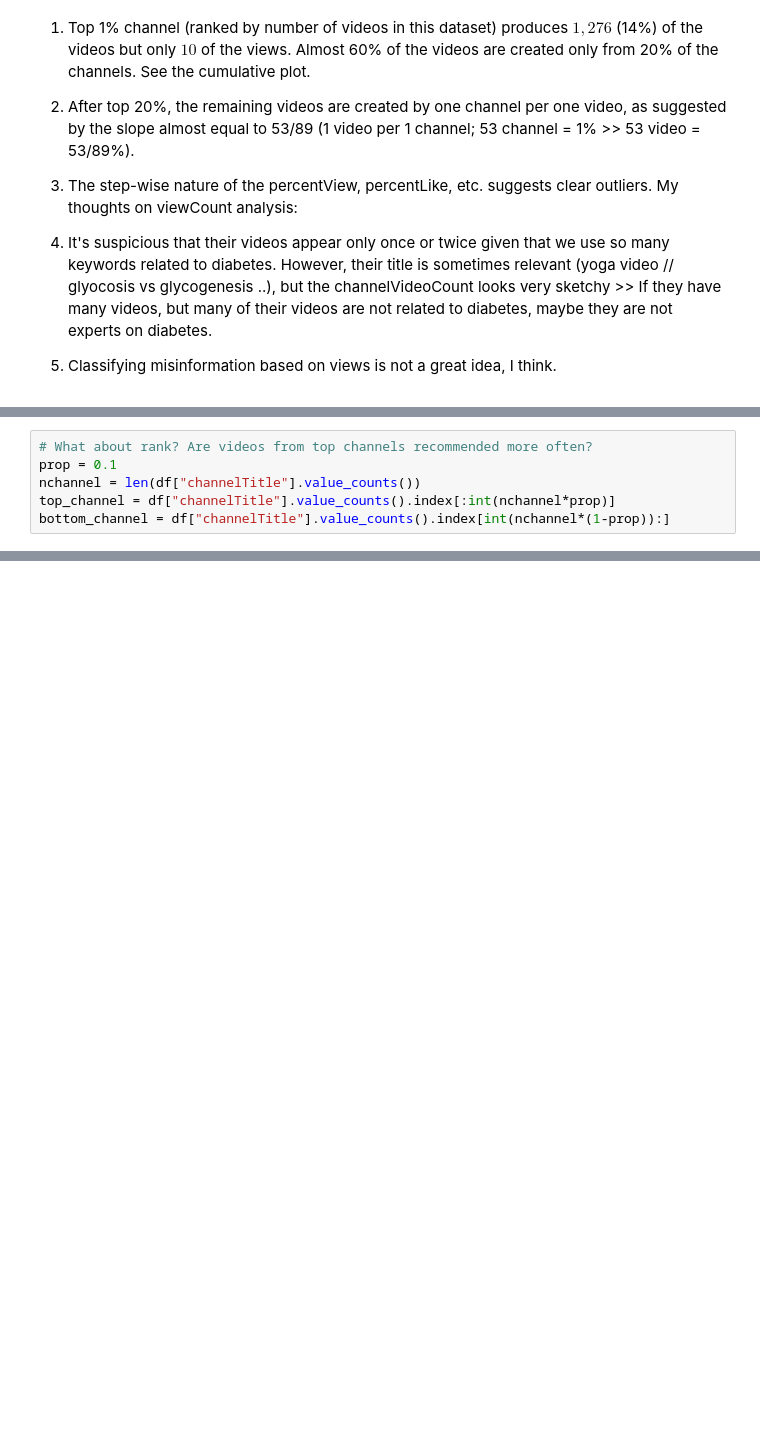
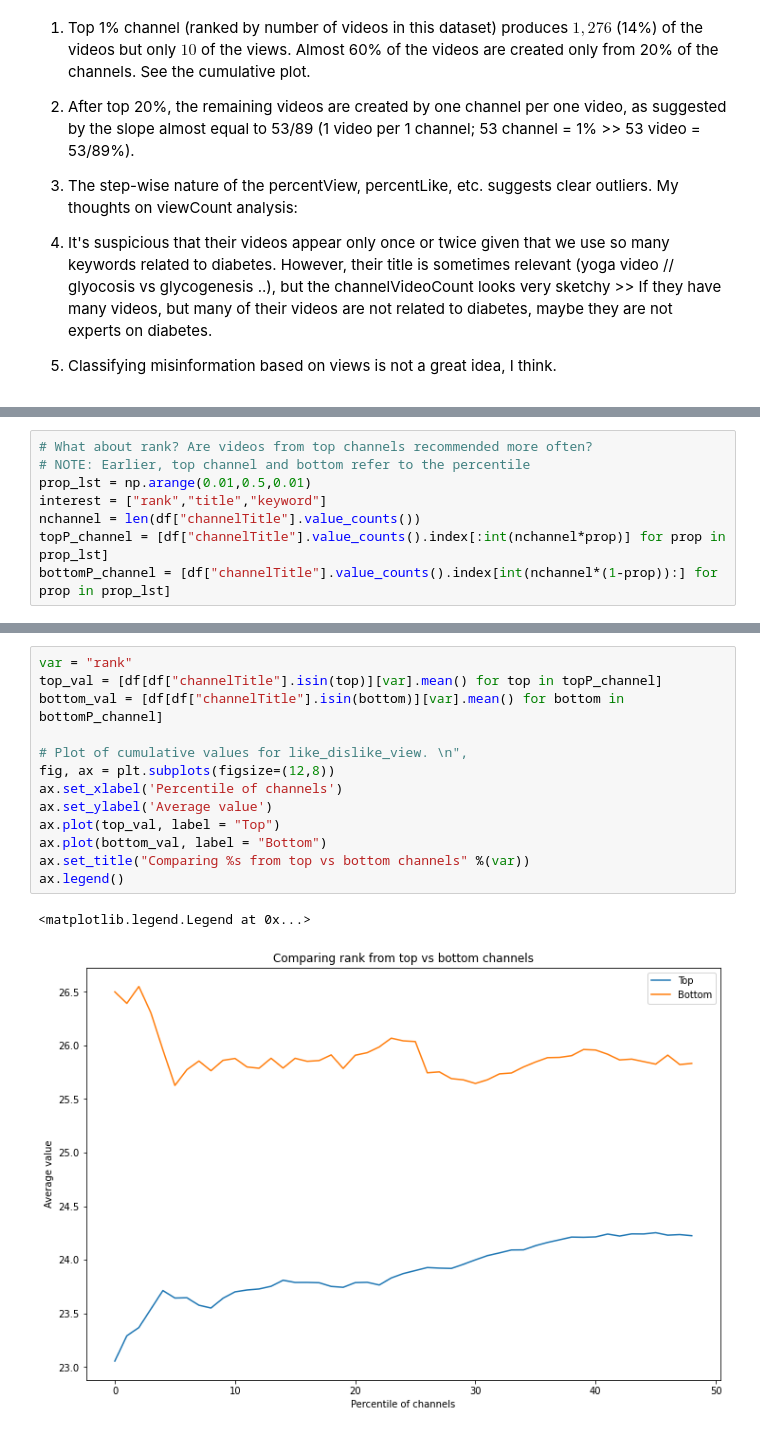
Before and after one commit to peemlerd/ada, a Jupyter notebook: descriptive.ipynb, the cells around one changed output, grey strips where cells are left out. Cells and saved outputs as stored; diff of their text form; blank space fills up the shorter version.

```diff
--- a/descriptive.ipynb
+++ b/descriptive.ipynb
@@ -353,6 +247,0 @@ fig.savefig("cdf_all_afterRemoved.png")
-# %%
-# What about rank? Are videos from top channels recommended more often?
-prop = 0.1
-nchannel = len(df["channelTitle"].value_counts())
-top_channel = df["channelTitle"].value_counts().index[:int(nchannel*prop)]
-bottom_channel = df["channelTitle"].value_counts().index[int(nchannel*(1-prop)):]
@@ -368,0 +353,8 @@ df[df["channelTitle"].isin(bottomp_channel)]["rank"].mean()
+# %%
+# What about rank? Are videos from top channels recommended more often?
+# NOTE: Earlier, top channel and bottom refer to the percentile
+prop_lst = np.arange(0.01,0.5,0.01)
+interest = ["rank","title","keyword"]
+nchannel = len(df["channelTitle"].value_counts())
+topP_channel = [df["channelTitle"].value_counts().index[:int(nchannel*prop)] for prop in prop_lst]
+bottomP_channel = [df["channelTitle"].value_counts().index[int(nchannel*(1-prop)):] for prop in prop_lst]
@@ -368,0 +377,16 @@ df[df["channelTitle"].isin(bottomp_channel)]["rank"].mean()
+# %%
+var = "rank"
+top_val = [df[df["channelTitle"].isin(top)][var].mean() for top in topP_channel]
+bottom_val = [df[df["channelTitle"].isin(bottom)][var].mean() for bottom in bottomP_channel]
+
+# Plot of cumulative values for like_dislike_view. \n",
+fig, ax = plt.subplots(figsize=(12,8))
+ax.set_xlabel('Percentile of channels')
+ax.set_ylabel('Average value')
+ax.plot(top_val, label = "Top")
+ax.plot(bottom_val, label = "Bottom")
+ax.set_title("Comparing %s from top vs bottom channels" %(var))
+ax.legend()
+# %% [output]
+<matplotlib.legend.Legend at 0x...>
+[figure, added]
```
Also changed, not shown: parts of 23 cells of this notebook, 2 other files.
